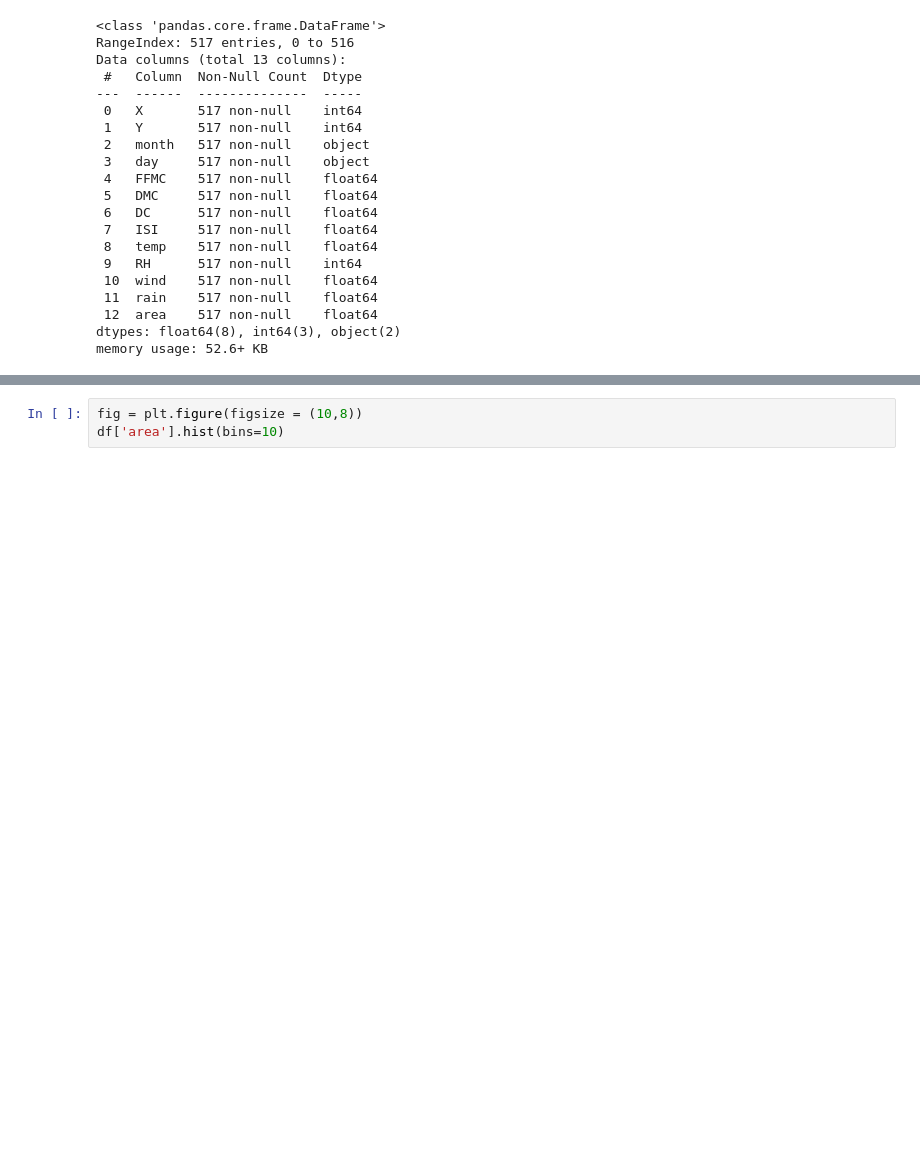
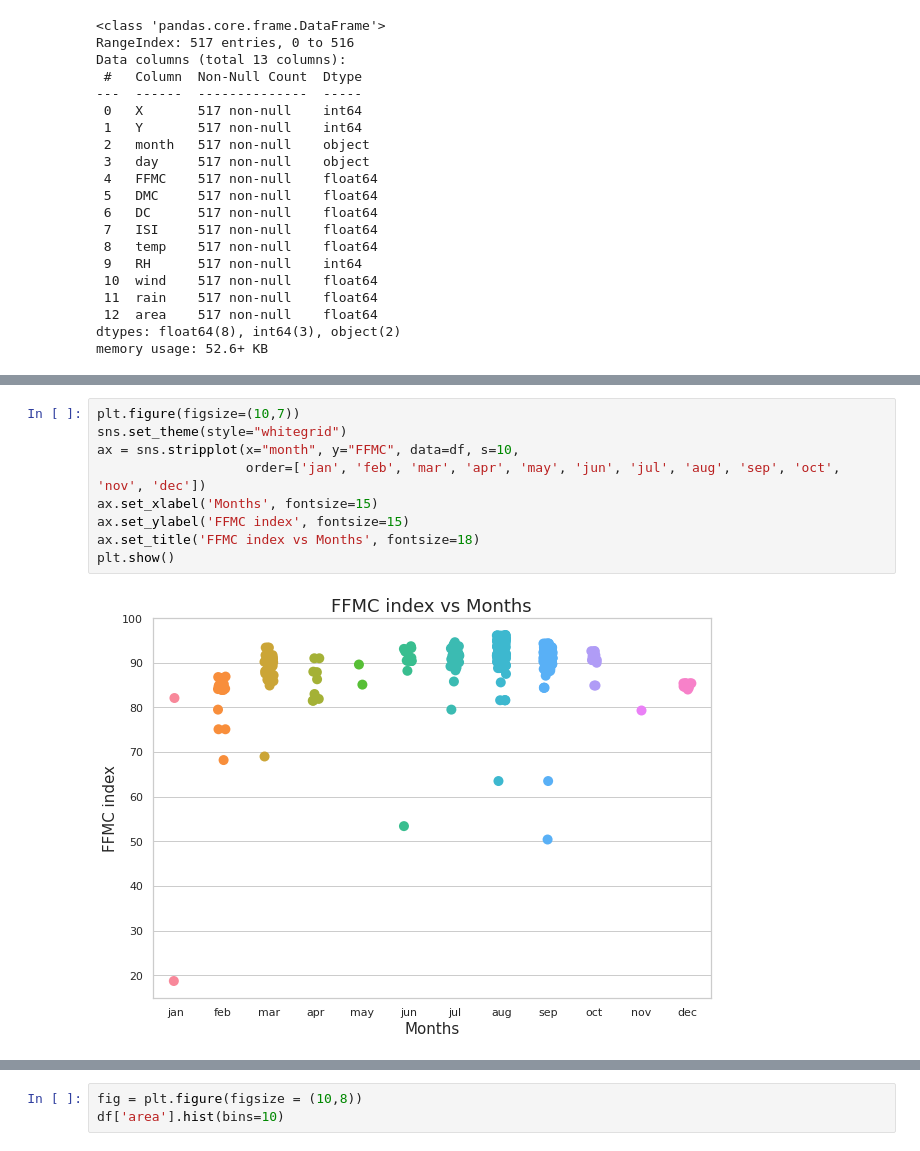
Before and after one commit to luizsdias/ai-dv-dp-ica, a Jupyter notebook: LuizDias_AI_DV_DP_ICA_inPython.ipynb, the cells around one changed output, grey strips where cells are left out. Saved outputs shown, nothing was run; the diff lists cells and outputs as text; blank space fills up the shorter version.

```diff
--- a/LuizDias_AI_DV_DP_ICA_inPython.ipynb
+++ b/LuizDias_AI_DV_DP_ICA_inPython.ipynb
@@ -48,0 +94,11 @@ memory usage: 52.6+ KB
+# %%
+plt.figure(figsize=(10,7))
+sns.set_theme(style="whitegrid")
+ax = sns.stripplot(x="month", y="FFMC", data=df, s=10,
+                   order=['jan', 'feb', 'mar', 'apr', 'may', 'jun', 'jul', 'aug', 'sep', 'oct', 'nov', 'dec'])
+ax.set_xlabel('Months', fontsize=15)
+ax.set_ylabel('FFMC index', fontsize=15)
+ax.set_title('FFMC index vs Months', fontsize=18)
+plt.show()
+# %% [output]
+[figure, added]
```
Also changed, not shown: parts of 10 cells of this notebook.
